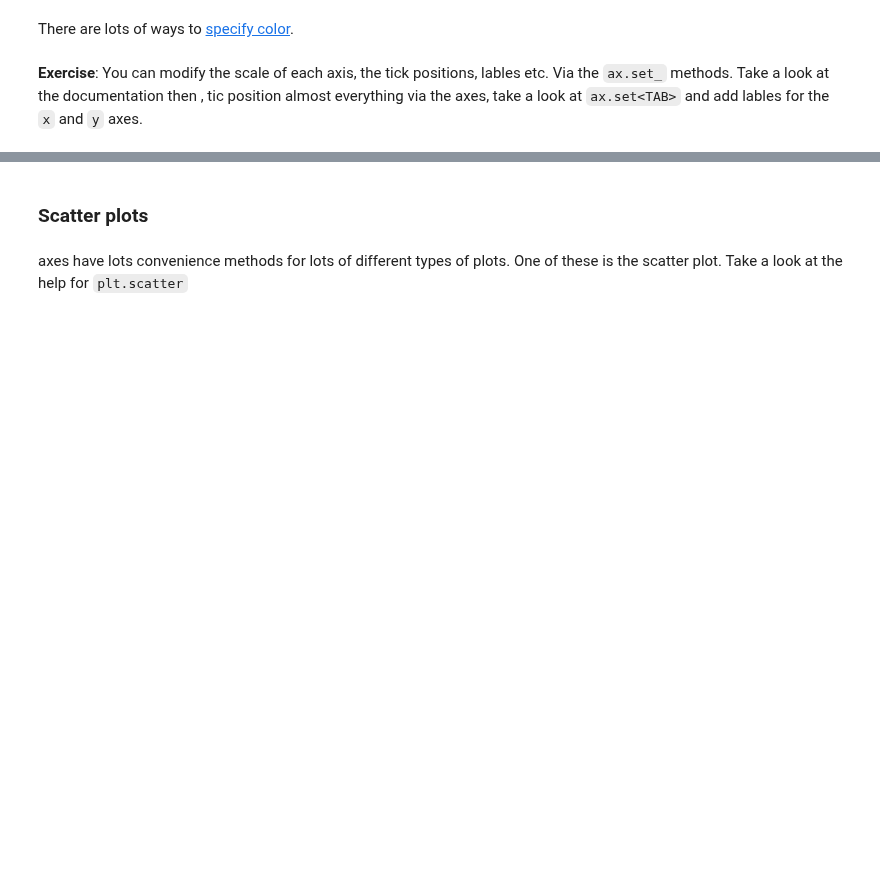
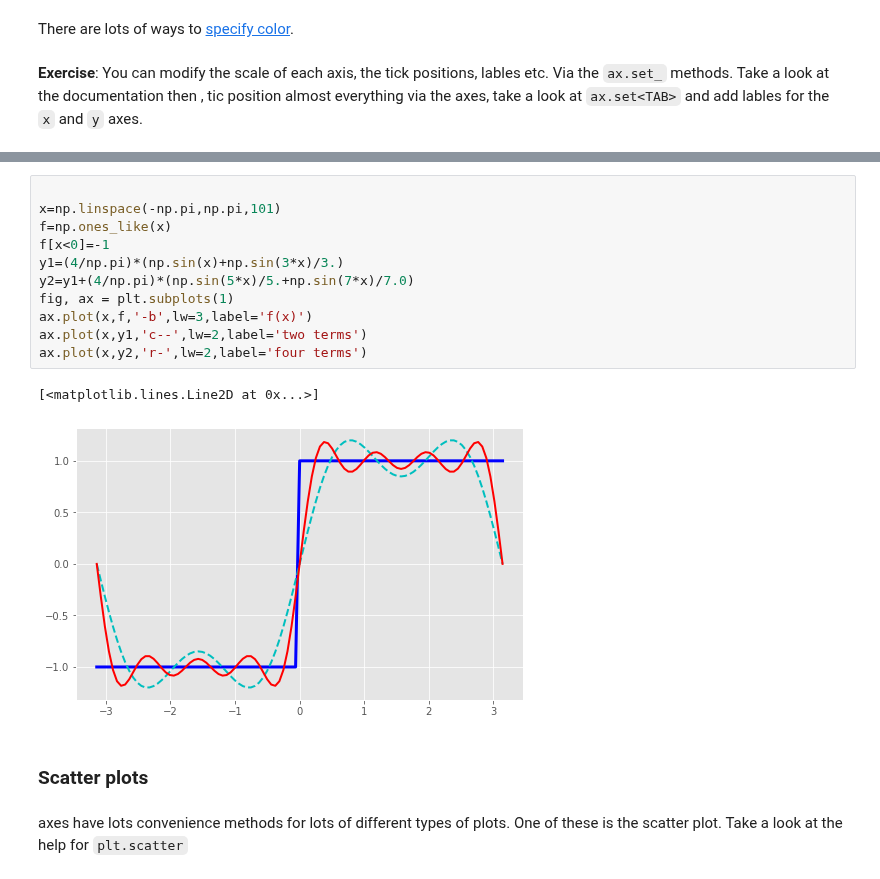
Before and after one commit to dtrad/geoml_course, a Jupyter notebook: MatplotlibIntroSolved.ipynb, the cells around one changed output, grey strips where cells are left out. Saved outputs shown, nothing was run; the diff lists cells and outputs as text; blank space fills up the shorter version.

Commit message:
matplotlib exercises

```diff
--- a/MatplotlibIntroSolved.ipynb
+++ b/MatplotlibIntroSolved.ipynb
@@ -107,3 +113,17 @@ ax.legend()
+# %%
+
+x=np.linspace(-np.pi,np.pi,101)
+f=np.ones_like(x)
+f[x<0]=-1
+y1=(4/np.pi)*(np.sin(x)+np.sin(3*x)/3.)
+y2=y1+(4/np.pi)*(np.sin(5*x)/5.+np.sin(7*x)/7.0)
+fig, ax = plt.subplots(1)
+ax.plot(x,f,'-b',lw=3,label='f(x)')
+ax.plot(x,y1,'c--',lw=2,label='two terms')
+ax.plot(x,y2,'r-',lw=2,label='four terms')
+# %% [output]
+[<matplotlib.lines.Line2D at 0x...>]
+[figure, added]
 # %% [markdown]
 ### Scatter plots
 # %% [markdown]
```
Also changed, not shown: parts of 24 cells of this notebook.
